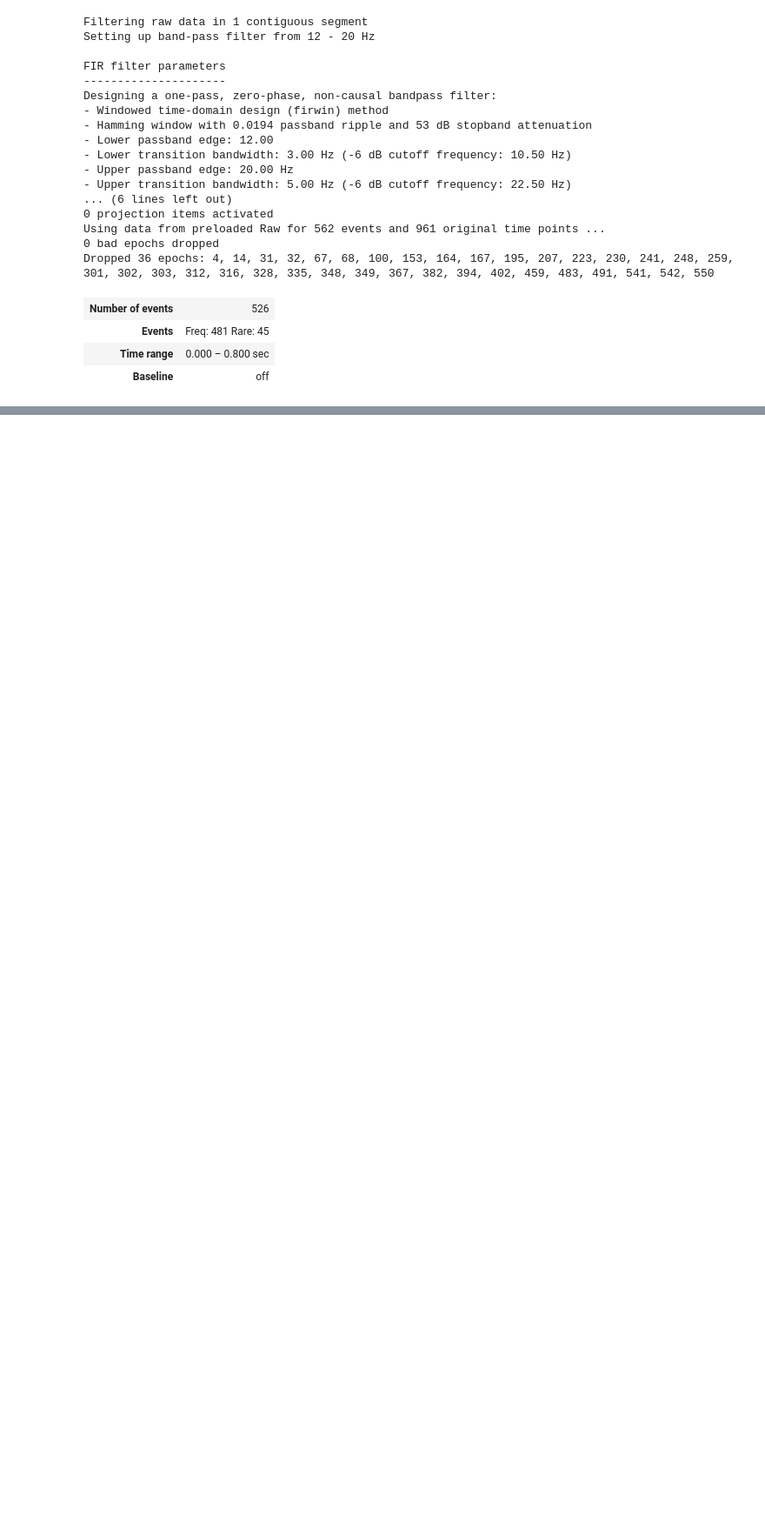
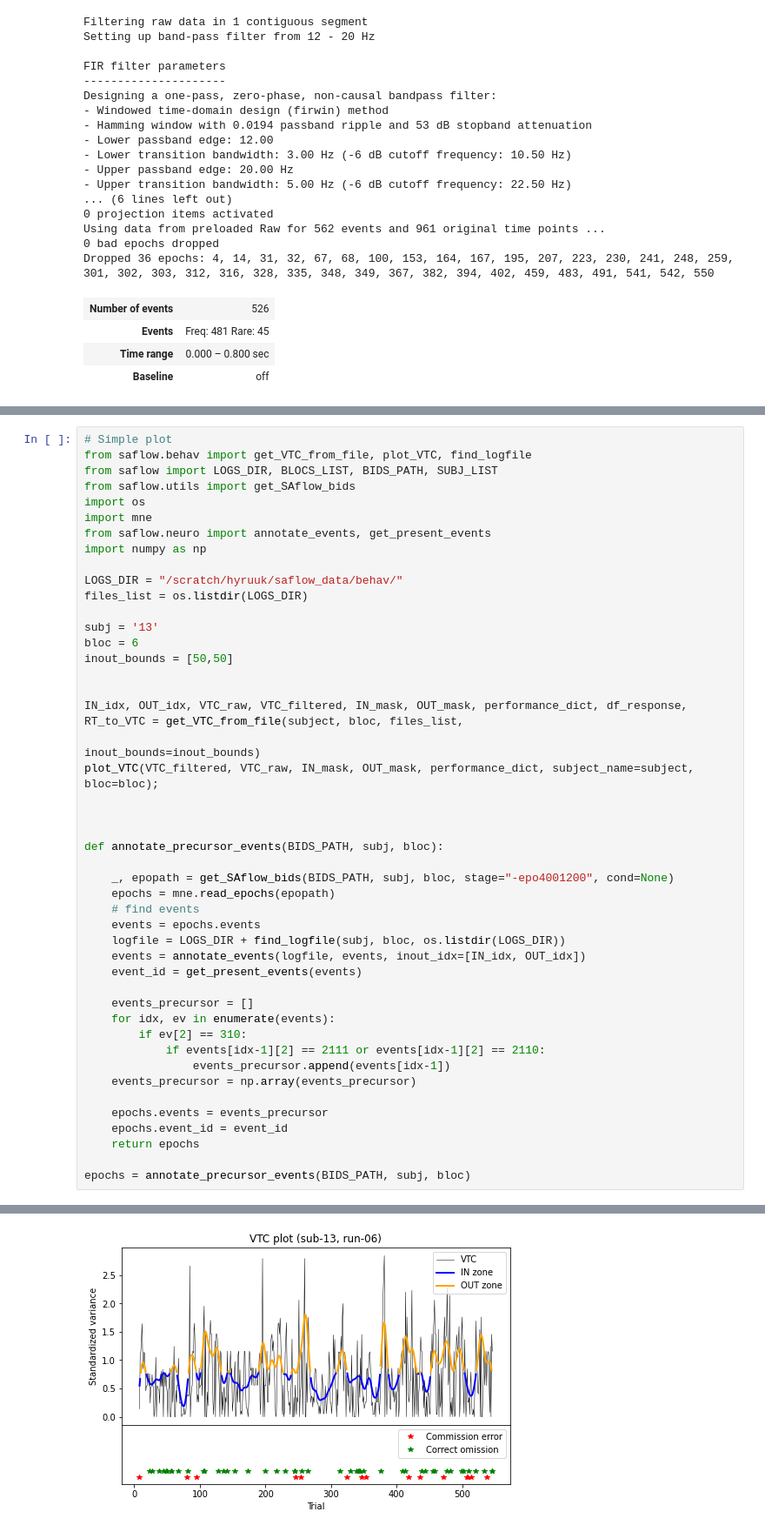
Before and after one commit to hyruuk/cc_saflow, a Jupyter notebook: notebooks/PSD_check.ipynb, the cells around one changed output, grey strips where cells are left out. Shown at 87% size. Saved outputs shown, nothing was run; the diff lists cells and outputs as text; blank space fills up the shorter version.

Commit message:
created function to filter precursors

```diff
--- a/notebooks/PSD_check.ipynb
+++ b/notebooks/PSD_check.ipynb
@@ -231,3 +231,50 @@ none
 Opening raw-browser...
 [interactive output not drawn]
 [interactive output not drawn]
+# %%
+# Simple plot
+from saflow.behav import get_VTC_from_file, plot_VTC, find_logfile
+from saflow import LOGS_DIR, BLOCS_LIST, BIDS_PATH, SUBJ_LIST
+from saflow.utils import get_SAflow_bids
+import os
+import mne
+from saflow.neuro import annotate_events, get_present_events
+import numpy as np
+
+LOGS_DIR = "/scratch/hyruuk/saflow_data/behav/"
+files_list = os.listdir(LOGS_DIR)
+
+subj = '13'
+bloc = 6
+inout_bounds = [50,50]
+
+
+IN_idx, OUT_idx, VTC_raw, VTC_filtered, IN_mask, OUT_mask, performance_dict, df_response, RT_to_VTC = get_VTC_from_file(subject, bloc, files_list,
+                                                                                                             inout_bounds=inout_bounds)
+plot_VTC(VTC_filtered, VTC_raw, IN_mask, OUT_mask, performance_dict, subject_name=subject, bloc=bloc);
+
+
+
+def annotate_precursor_events(BIDS_PATH, subj, bloc):
+
+    _, epopath = get_SAflow_bids(BIDS_PATH, subj, bloc, stage="-epo4001200", cond=None)
+    epochs = mne.read_epochs(epopath)
+    # find events
+    events = epochs.events
+    logfile = LOGS_DIR + find_logfile(subj, bloc, os.listdir(LOGS_DIR))
+    events = annotate_events(logfile, events, inout_idx=[IN_idx, OUT_idx])
+    event_id = get_present_events(events)
+
+    events_precursor = []
+    for idx, ev in enumerate(events):
+        if ev[2] == 310:
+            if events[idx-1][2] == 2111 or events[idx-1][2] == 2110:
+                events_precursor.append(events[idx-1])
+    events_precursor = np.array(events_precursor)
+
+    epochs.events = events_precursor
+    epochs.event_id = event_id
+    return epochs
+
+epochs = annotate_precursor_events(BIDS_PATH, subj, bloc)
+# %% [output]
@@ -233,0 +291 @@ Opening raw-browser...
+[figure, added]
```
Also changed, not shown: parts of 7 cells of this notebook.
